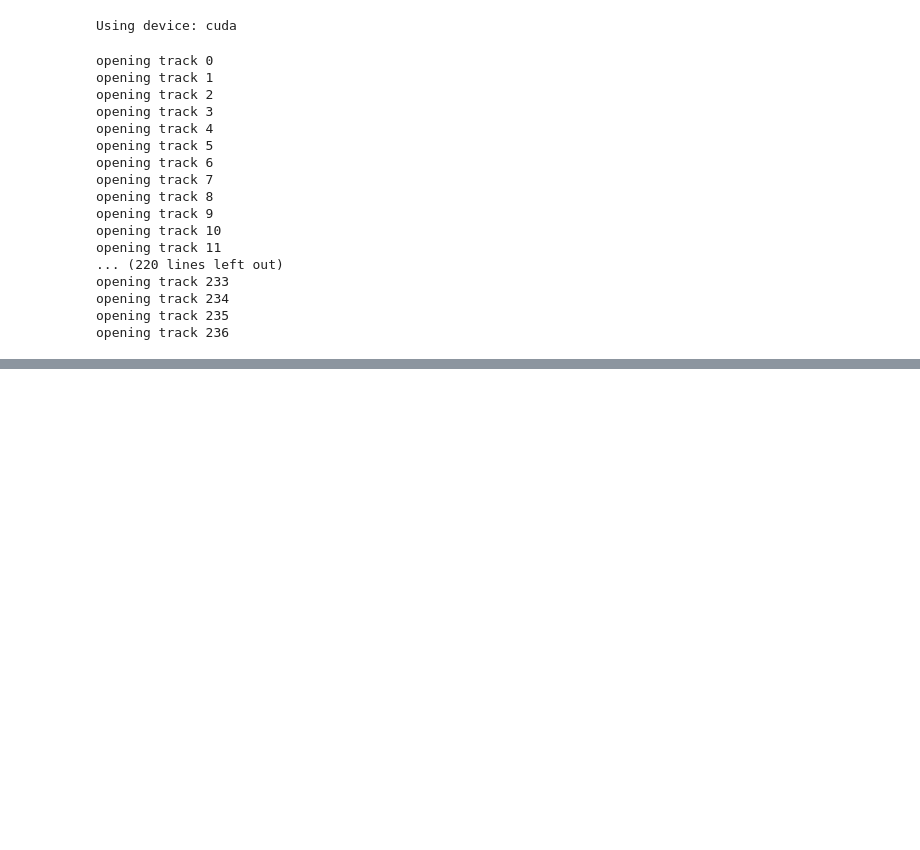
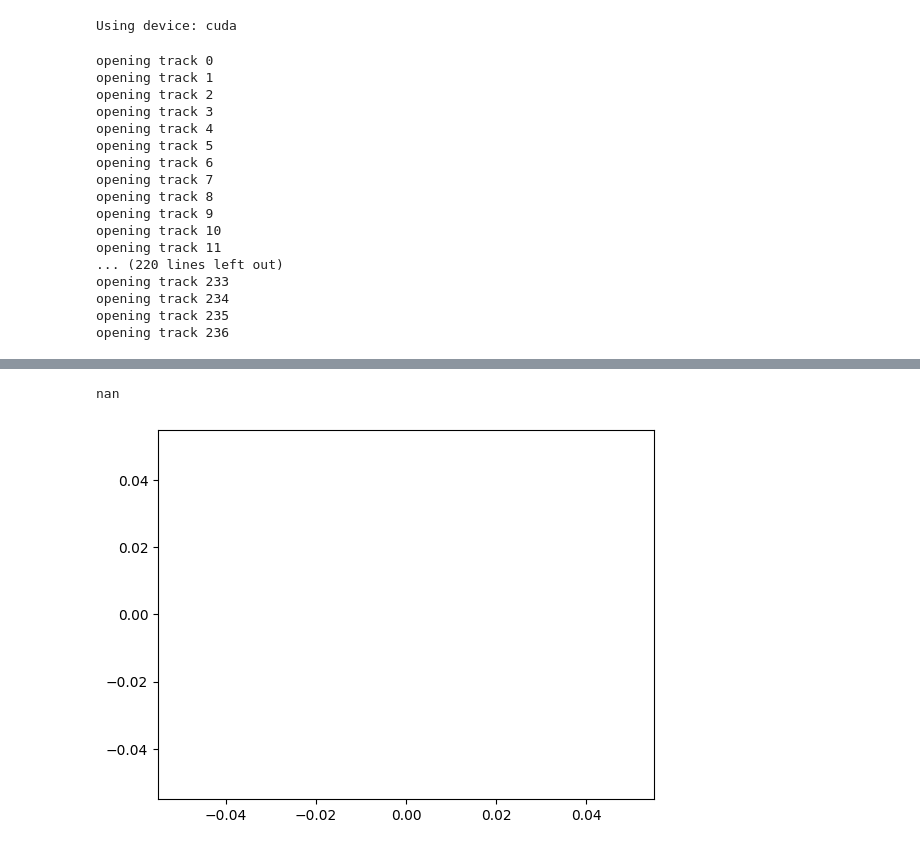
Before and after one commit to NicolasDepre/transformer_trajectory_prediction, a Jupyter notebook: SDD/trainer.ipynb, the cells around one changed output, grey strips where cells are left out. Saved outputs shown, nothing was run; the diff lists cells and outputs as text; code cells hidden in the pictures; blank space fills up the shorter version.

```diff
--- a/SDD/trainer.ipynb
+++ b/SDD/trainer.ipynb
@@ -12,7 +12,6 @@ from torch.optim import Adam, SGD, Adagrad
 from torch.nn import MSELoss
 import matplotlib.pyplot as plt
 
-# helpers
 
 def pair(t):
     return t if isinstance(t, tuple) else (t, t)
@@ -116,10 +115,12 @@ class MyNet(nn.Module):
 
 class SimpleViT(nn.Module):
 
-    def __init__(self, *, image_size=(64, 64), image_patch_size=(16, 16), frames=8, frame_patch_size=4, dim, depth=6, heads=8, mlp_dim=1024,device, channels=1, dim_head=64):
+    def __init__(self, *, image_size=(64, 64), image_patch_size=(16, 16), frames=8, frame_patch_size=1, dim, depth=6, heads=8, mlp_dim=1024,device, channels=1, dim_head=64):
         super().__init__()
 
         self.device = device
+        self.dim = dim
+        self.nheads = heads
 
         image_height, image_width = pair(image_size)
         patch_height, patch_width = pair(image_patch_size)
@@ -127,7 +128,6 @@ class SimpleViT(nn.Module):
         assert image_height % patch_height == 0 and image_width % patch_width == 0, 'Image dimensions must be divisible by the patch size.'
         assert frames % frame_patch_size == 0, 'Frames must be divisible by the frame patch size'
 
-        num_patches = (image_height // patch_height) * (image_width // patch_width) * (frames // frame_patch_size)
         patch_dim = channels * patch_height * patch_width * frame_patch_size
 
         self.to_patch_embedding = nn.Sequential(
@@ -138,13 +138,6 @@ class SimpleViT(nn.Module):
         ).to(self.device)
 
         self.transformer = Transformer(dim, depth, heads, dim_head, mlp_dim).to(self.device)
-
-        self.to_latent = nn.Identity()
-        self.linear_head = nn.Sequential(
-            nn.LayerNorm(dim),
-            nn.Linear(dim, 24)
-        )
-
 
         self.myNet = MyNet().to(device)
 
@@ -169,7 +162,7 @@ class SimpleViT(nn.Module):
         x = self.generate_sequence(tgt,x,train)
         output = x
 
-        x = self.myNet(x[:, 1:, :])
+        x = self.myNet(x[:, :-1, :])
 
         if train:
             return x
@@ -185,19 +178,14 @@ class SimpleViT(nn.Module):
 
             if train:
 
-
                 tgt = self.tgt_linear(tgt)
 
-                # mask = torch.nn.Transformer.generate_square_subsequent_mask(tgt.shape[1],device)
-
-                    # Create a tensor of size [10, 1, 1024] containing the SOS token
-            sos = torch.ones(10, 1, 1024).to(device)
-            # Concatenate the SOS tensor with your original tensor along the sequence length dimension
+            sos = torch.ones(memory.shape[0], 1, self.dim).to(device)
             tgt = torch.cat([sos, tgt], dim=1)
         else:
-            tgt = torch.ones(10, 2, 1024).to(device)
+            tgt = torch.ones(memory.shape[0], 2, self.dim).to(device)
 
-        mask = torch.ones((tgt.shape[0]*8, tgt.shape[1], tgt.shape[1])).to(device)
+        mask = torch.ones((tgt.shape[0]*self.nheads, tgt.shape[1], tgt.shape[1])).to(device)
         mask = mask.masked_fill(torch.tril(torch.ones((tgt.shape[1], tgt.shape[1])).to(device)) == 0, float('-inf'))
 
         output = self.decoder(tgt=tgt,memory=memory,tgt_mask=mask)
@@ -447,9 +338,12 @@ for id_b, batch in enumerate(test_loader):
 # %%
 import numpy as np
 
 print(np.mean(loss_evol))
 
-plt.plot(loss_evol[1000:])
+plt.plot(loss_evol)
 plt.show()
+# %% [output]
+nan
+[figure, added]
 # %%
 print(np.mean(test_loss[1000:]))
```
Also changed, not shown: parts of 9 cells of this notebook, 5 other files.
